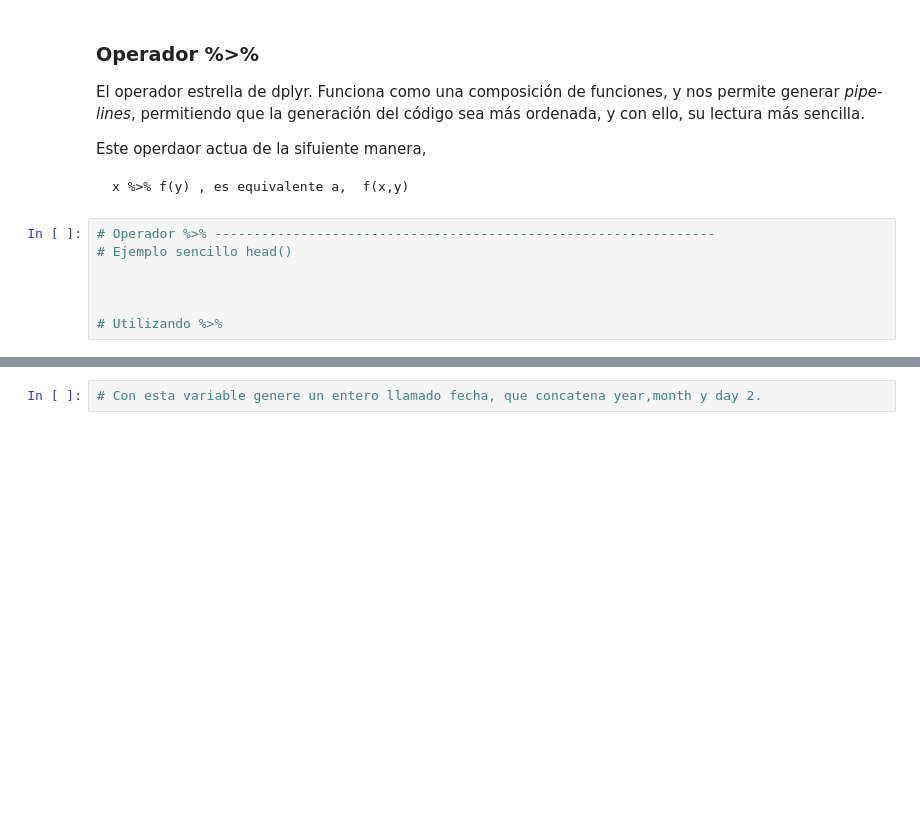
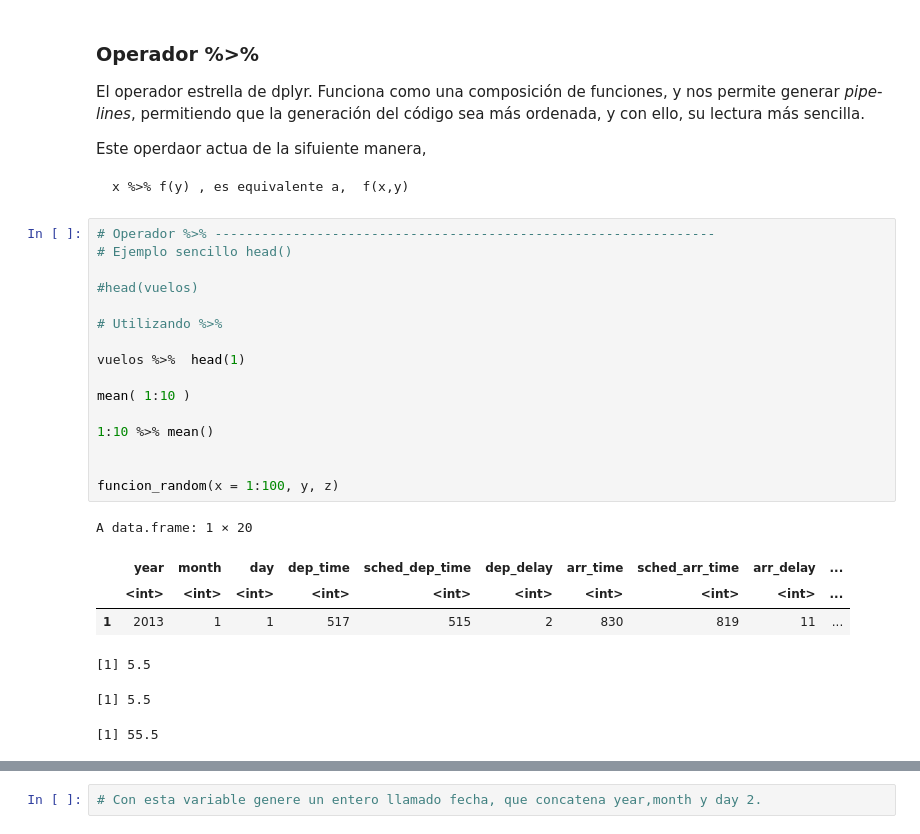
Before and after one commit to rodrigo-coco-espinoza/Introduccion_a_ciencia_de_datos_R_v2, a Jupyter notebook: Clases/Clase2/Clase2_01_manipulacion_de_tablas_I_desarrollo.ipynb, the cells around one changed output, grey strips where cells are left out. Drawn from its saved outputs; the diff is of its cells as text; blank space fills up the shorter version.

```diff
--- a/Clases/Clase2/Clase2_01_manipulacion_de_tablas_I_desarrollo.ipynb
+++ b/Clases/Clase2/Clase2_01_manipulacion_de_tablas_I_desarrollo.ipynb
@@ -591,13 +574,30 @@ El operador estrella de dplyr. Funciona como una composición de funciones, y no
 Este operdaor actua de la sifuiente manera, <br>
 
     x %>% f(y) , es equivalente a,  f(x,y)
-# %%
-# Operador %>% ----------------------------------------------------------------
-# Ejemplo sencillo head()
-
-
-
-# Utilizando %>%
+# %%
+# Operador %>% ----------------------------------------------------------------
+# Ejemplo sencillo head()
+
+#head(vuelos)
+
+# Utilizando %>%
+
+vuelos %>%  head(1)
+
+mean( 1:10 )
+
+1:10 %>% mean()
+
+
+funcion_random(x = 1:100, y, z)
+# %% [output]
+A data.frame: 1 × 20
+|  | year | month | day | dep_time | sched_dep_time | dep_delay | arr_time | sched_arr_time | arr_delay | ... |
+|  | <int> | <int> | <int> | <int> | <int> | <int> | <int> | <int> | <int> | ... |
+| 1 | 2013 | 1 | 1 | 517 | 515 | 2 | 830 | 819 | 11 | ... |
+[1] 5.5
+[1] 5.5
+[1] 55.5
 # %%
 # Genere el conteo de vuelos por mes y día,
 # luego filtre por aquellos registros donde el día es 1,
```
Also changed, not shown: parts of 16 cells of this notebook.
